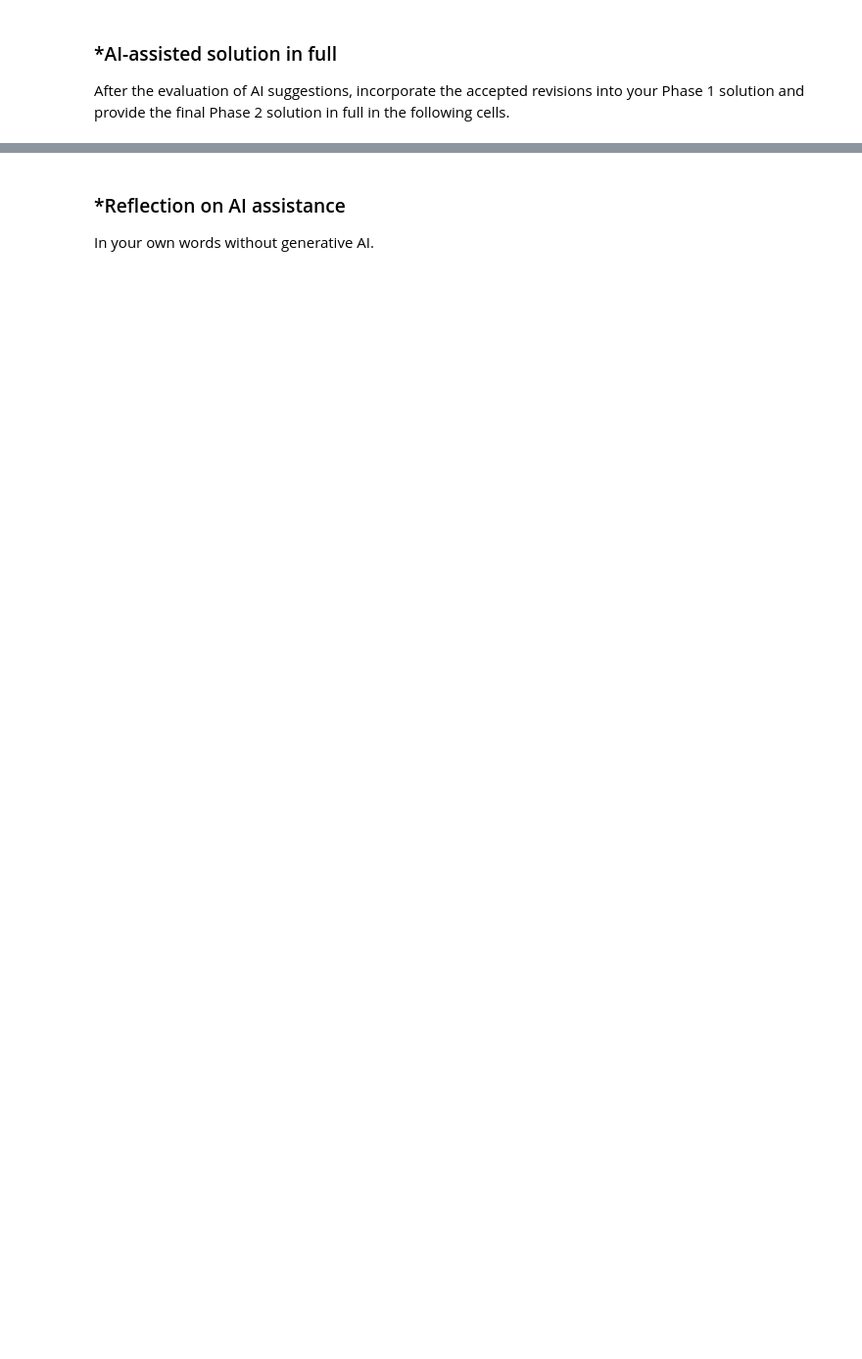
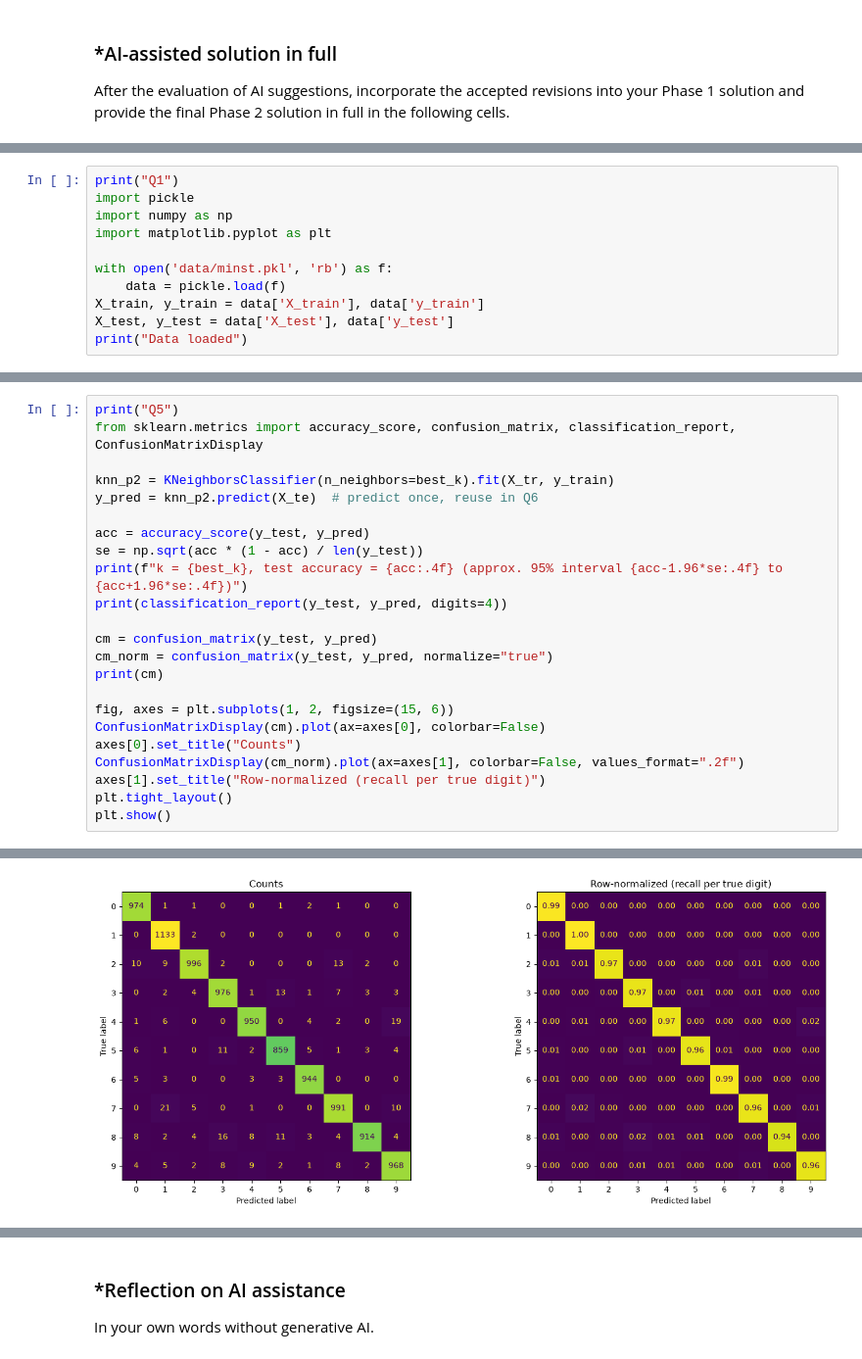
Before and after one commit to Silverdroplet/L01-cv, a Jupyter notebook: notebook.ipynb, the cells around one changed output, grey strips where cells are left out. Shown at 98% size. Drawn from its saved outputs; the diff is of its cells as text; blank space fills up the shorter version.

```diff
--- a/notebook.ipynb
+++ b/notebook.ipynb
@@ -291,0 +308,11 @@ After the evaluation of AI suggestions, incorporate the accepted revisions into
+# %%
+print("Q1")
+import pickle
+import numpy as np
+import matplotlib.pyplot as plt
+
+with open('data/minst.pkl', 'rb') as f:
+    data = pickle.load(f)
+X_train, y_train = data['X_train'], data['y_train']
+X_test, y_test = data['X_test'], data['y_test']
+print("Data loaded")
@@ -291,0 +415,24 @@ After the evaluation of AI suggestions, incorporate the accepted revisions into
+# %%
+print("Q5")
+from sklearn.metrics import accuracy_score, confusion_matrix, classification_report, ConfusionMatrixDisplay
+
+knn_p2 = KNeighborsClassifier(n_neighbors=best_k).fit(X_tr, y_train)
+y_pred = knn_p2.predict(X_te)  # predict once, reuse in Q6
+
+acc = accuracy_score(y_test, y_pred)
+se = np.sqrt(acc * (1 - acc) / len(y_test))
+print(f"k = {best_k}, test accuracy = {acc:.4f} (approx. 95% interval {acc-1.96*se:.4f} to {acc+1.96*se:.4f})")
+print(classification_report(y_test, y_pred, digits=4))
+
+cm = confusion_matrix(y_test, y_pred)
+cm_norm = confusion_matrix(y_test, y_pred, normalize="true")
+print(cm)
+
+fig, axes = plt.subplots(1, 2, figsize=(15, 6))
+ConfusionMatrixDisplay(cm).plot(ax=axes[0], colorbar=False)
+axes[0].set_title("Counts")
+ConfusionMatrixDisplay(cm_norm).plot(ax=axes[1], colorbar=False, values_format=".2f")
+axes[1].set_title("Row-normalized (recall per true digit)")
+plt.tight_layout()
+plt.show()
+# %% [output]
@@ -291,0 +456 @@ After the evaluation of AI suggestions, incorporate the accepted revisions into
+[figure, added]
```
Also changed, not shown: parts of 24 cells of this notebook.
